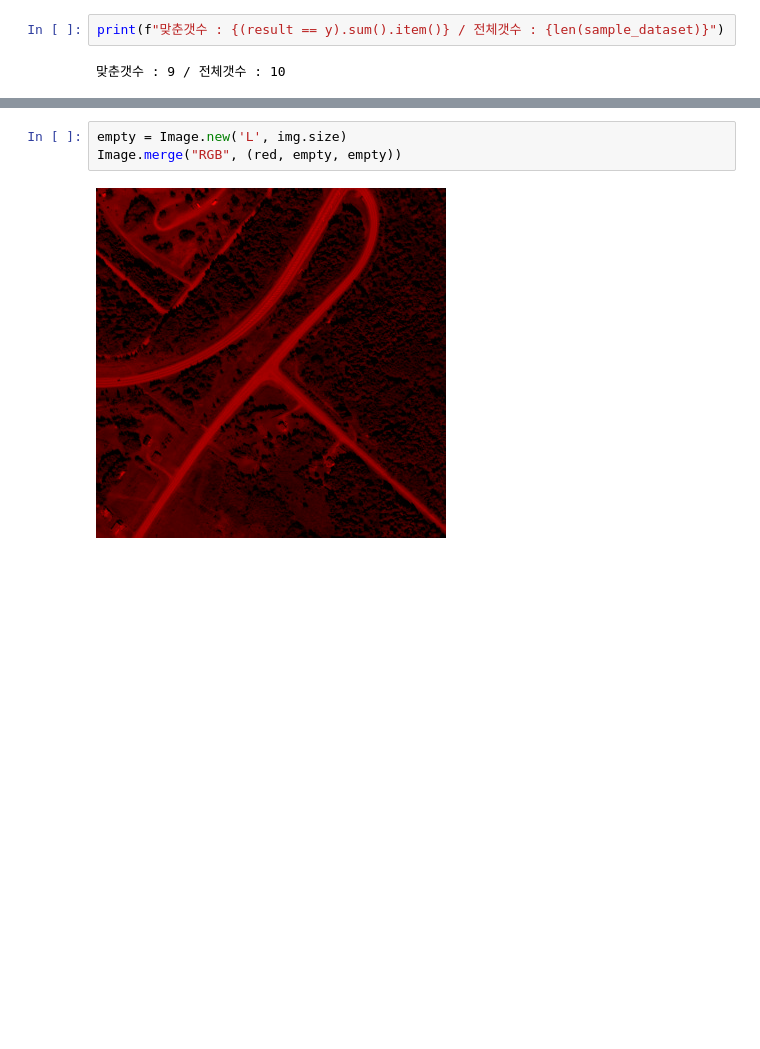
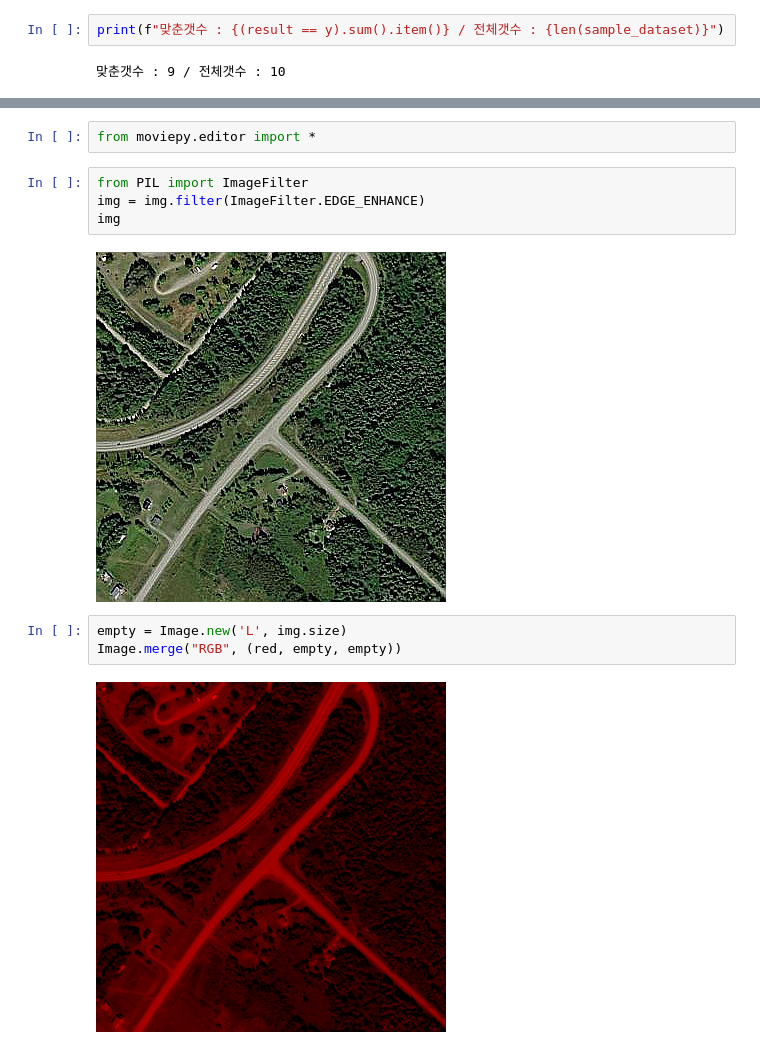
Before and after one commit to Ijjoe/frownFace, a Jupyter notebook: hosuk/Model_test.ipynb, the cells around one changed output, grey strips where cells are left out. Drawn from its saved outputs; the diff is of its cells as text; blank space fills up the shorter version.

```diff
--- a/hosuk/Model_test.ipynb
+++ b/hosuk/Model_test.ipynb
@@ -111,5 +110,13 @@ img
 # %% [output]
 [figure]
+# %%
+from moviepy.editor import *
+# %%
+from PIL import ImageFilter
+img = img.filter(ImageFilter.EDGE_ENHANCE)
+img
+# %% [output]
+[figure, added]
 # %%
 empty = Image.new('L', img.size)
 Image.merge("RGB", (red, empty, empty))
```
Also changed, not shown: parts of 5 cells of this notebook, 22 other files.
